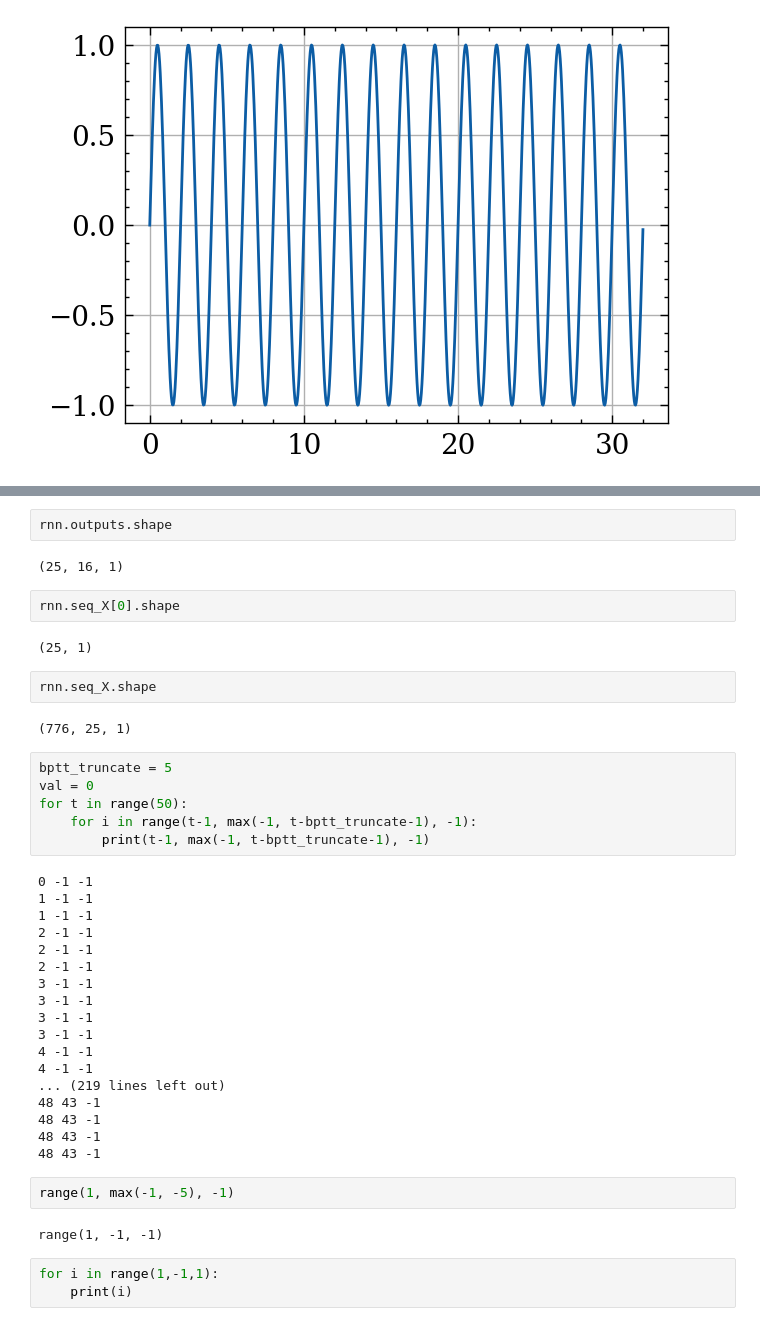
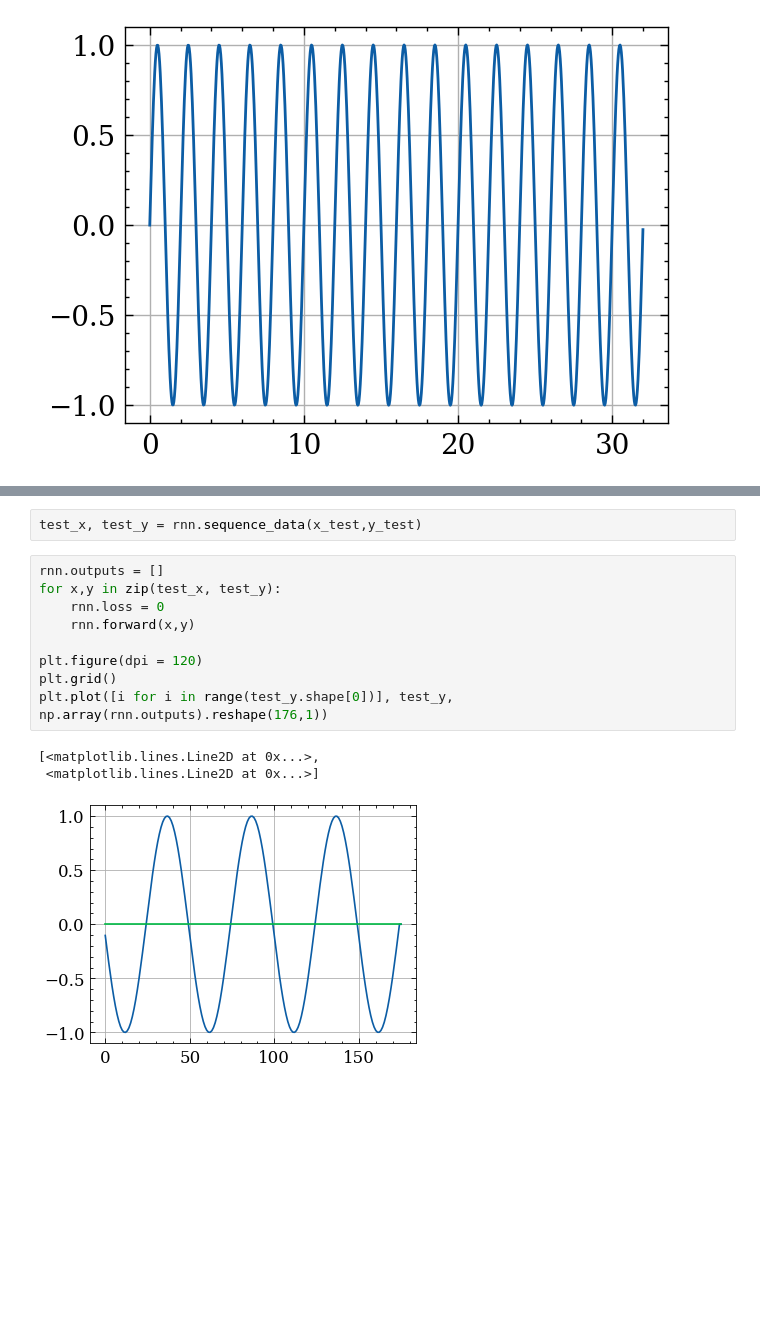
Before and after one commit to maciejbalawejder/Deep-Learning-Collection, a Jupyter notebook: Sequentials/RNN.ipynb, the cells around one changed output, grey strips where cells are left out. Drawn from its saved outputs; the diff is of its cells as text; blank space fills up the shorter version.

```diff
--- a/Sequentials/RNN.ipynb
+++ b/Sequentials/RNN.ipynb
@@ -97,43 +133,15 @@ rnn.backward()
-# %%
-rnn.outputs.shape
-# %% [output]
-(25, 16, 1)
-# %%
-rnn.seq_X[0].shape
-# %% [output]
-(25, 1)
-# %%
-rnn.seq_X.shape
-# %% [output]
-(776, 25, 1)
-# %%
-bptt_truncate = 5
-val = 0
-for t in range(50):
-    for i in range(t-1, max(-1, t-bptt_truncate-1), -1):
-        print(t-1, max(-1, t-bptt_truncate-1), -1)
-# %% [output]
-0 -1 -1
-1 -1 -1
-1 -1 -1
-2 -1 -1
-2 -1 -1
-2 -1 -1
-3 -1 -1
-3 -1 -1
-3 -1 -1
-3 -1 -1
-4 -1 -1
-4 -1 -1
-... (219 lines left out)
-48 43 -1
-48 43 -1
-48 43 -1
-48 43 -1
-# %%
-range(1, max(-1, -5), -1)
-# %% [output]
-range(1, -1, -1)
-# %%
-for i in range(1,-1,1):
-    print(i)
+# %%
+test_x, test_y = rnn.sequence_data(x_test,y_test)
+# %%
+rnn.outputs = []
+for x,y in zip(test_x, test_y):
+    rnn.loss = 0
+    rnn.forward(x,y)
+
+plt.figure(dpi = 120)
+plt.grid()
+plt.plot([i for i in range(test_y.shape[0])], test_y, np.array(rnn.outputs).reshape(176,1))
+# %% [output]
+[<matplotlib.lines.Line2D at 0x...>,
+ <matplotlib.lines.Line2D at 0x...>]
+[figure, added]
```
Also changed, not shown: parts of 2 cells of this notebook.
